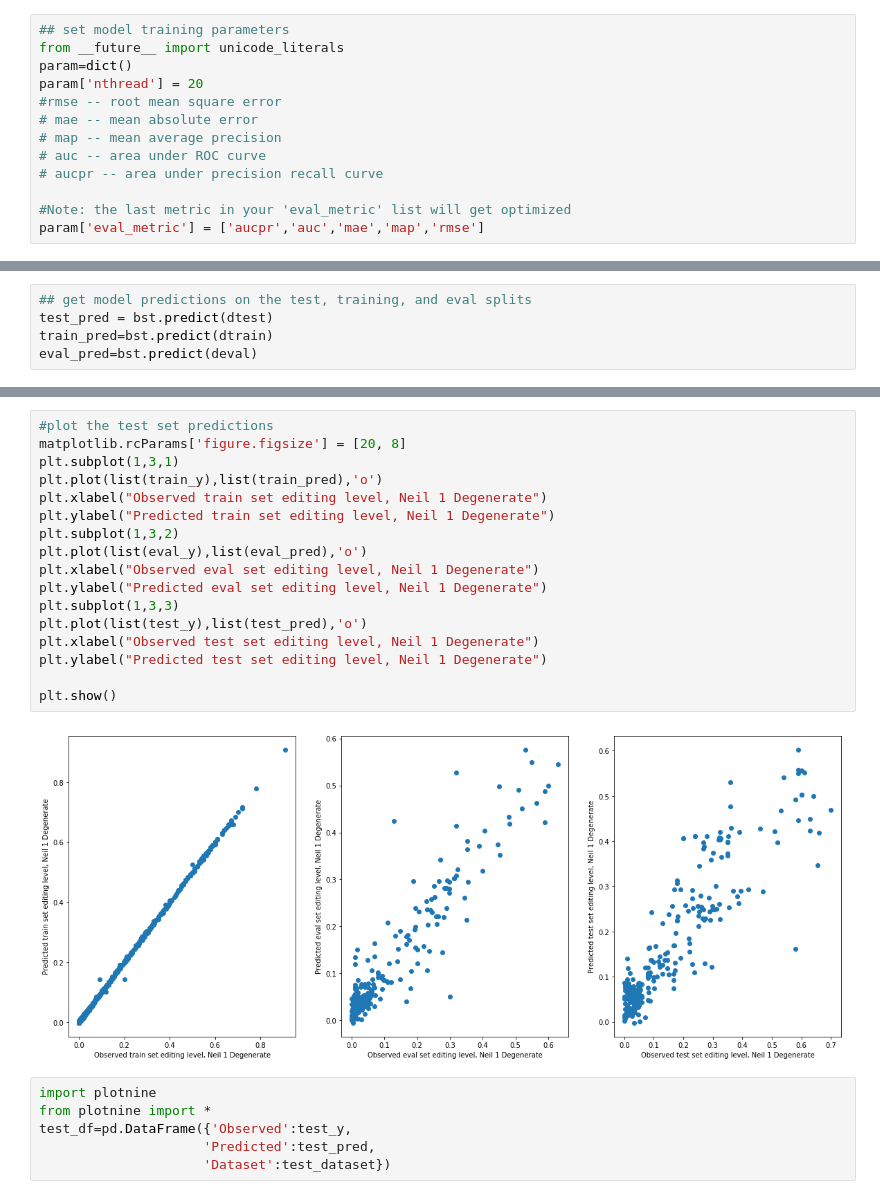
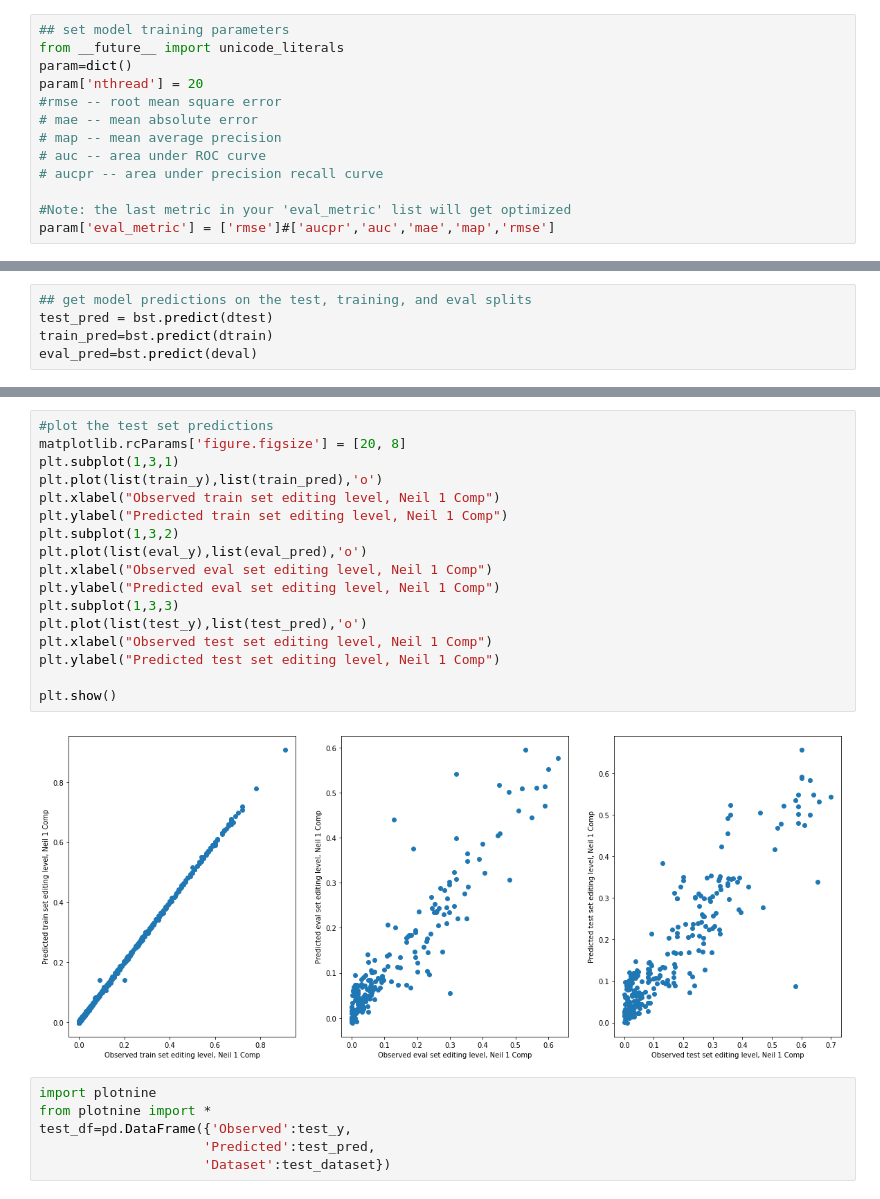
Before and after one commit to kundajelab/PREUSS, a Jupyter notebook: xgboost_with_shap/ALL_COMPUTATIONAL_SUBSTRATES_XGBOOST_WITH_TREESHAP.ipynb, the cells around one changed output, grey strips where cells are left out. Cells and saved outputs as stored; diff of their text form.

```diff
--- a/xgboost_with_shap/ALL_COMPUTATIONAL_SUBSTRATES_XGBOOST_WITH_TREESHAP.ipynb
+++ b/xgboost_with_shap/ALL_COMPUTATIONAL_SUBSTRATES_XGBOOST_WITH_TREESHAP.ipynb
@@ -203,7 +203,7 @@ param['nthread'] = 20
 # aucpr -- area under precision recall curve
 
 #Note: the last metric in your 'eval_metric' list will get optimized
-param['eval_metric'] = ['aucpr','auc','mae','map','rmse']
+param['eval_metric'] = ['rmse']#['aucpr','auc','mae','map','rmse']
 # %%
 evallist = [(deval, 'eval'), (dtrain, 'train')]
 # %%
@@ -398,22 +487,22 @@ plt.legend()
 # %%
 #plot the test set predictions
 matplotlib.rcParams['figure.figsize'] = [20, 8]
 plt.subplot(1,3,1)
 plt.plot(list(train_y),list(train_pred),'o')
-plt.xlabel("Observed train set editing level, Neil 1 Degenerate")
-plt.ylabel("Predicted train set editing level, Neil 1 Degenerate")
+plt.xlabel("Observed train set editing level, Neil 1 Comp")
+plt.ylabel("Predicted train set editing level, Neil 1 Comp")
 plt.subplot(1,3,2)
 plt.plot(list(eval_y),list(eval_pred),'o')
-plt.xlabel("Observed eval set editing level, Neil 1 Degenerate")
-plt.ylabel("Predicted eval set editing level, Neil 1 Degenerate")
+plt.xlabel("Observed eval set editing level, Neil 1 Comp")
+plt.ylabel("Predicted eval set editing level, Neil 1 Comp")
 plt.subplot(1,3,3)
 plt.plot(list(test_y),list(test_pred),'o')
-plt.xlabel("Observed test set editing level, Neil 1 Degenerate")
-plt.ylabel("Predicted test set editing level, Neil 1 Degenerate")
+plt.xlabel("Observed test set editing level, Neil 1 Comp")
+plt.ylabel("Predicted test set editing level, Neil 1 Comp")
 
 plt.show()
 # %% [output]
-[figure, old version]
+[figure, new version]
 # %%
 import plotnine
 from plotnine import *
```
Also changed, not shown: parts of 72 cells of this notebook, 4 other files.
